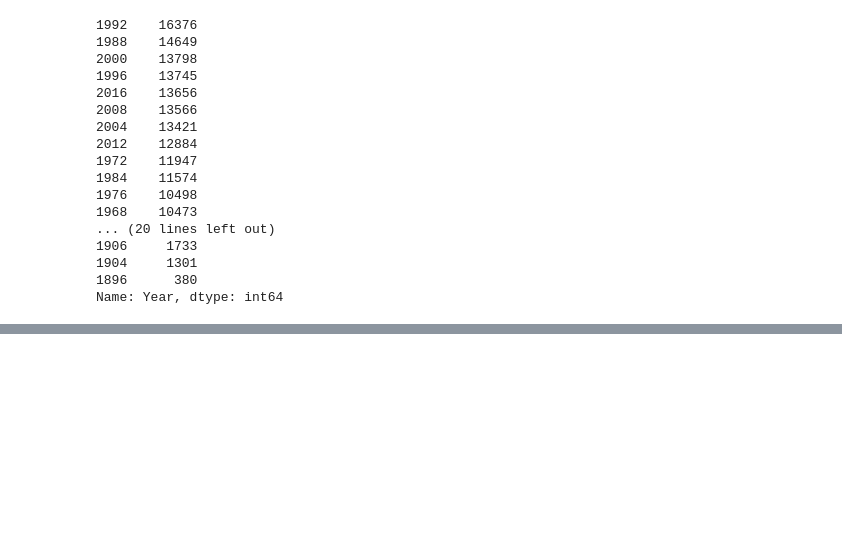
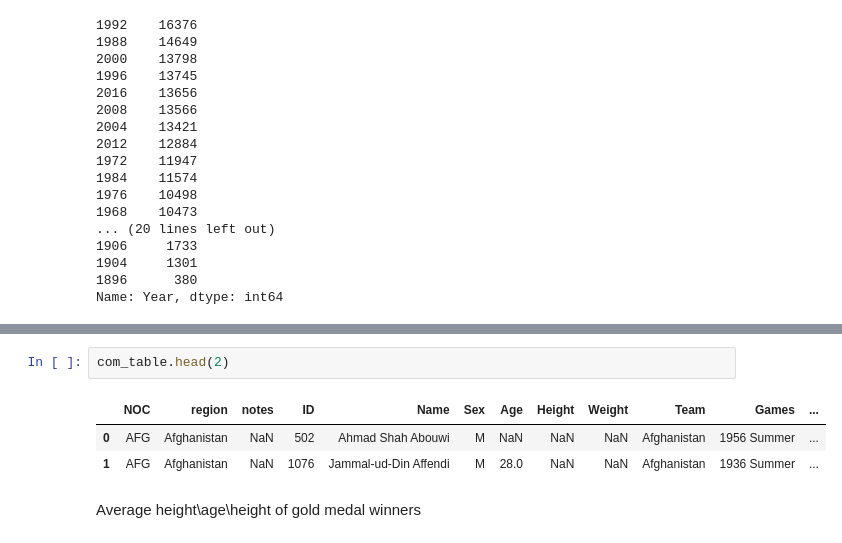
Before and after one commit to dgorgo/Jupyter, a Jupyter notebook: hamoye_group_project1.ipynb, the cells around one changed output, grey strips where cells are left out. Cells and saved outputs as stored; diff of their text form; blank space fills up the shorter version.

```diff
--- a/hamoye_group_project1.ipynb
+++ b/hamoye_group_project1.ipynb
@@ -617,0 +755,8 @@ Name: Year, dtype: int64
+# %%
+com_table.head(2)
+# %% [output]
+|  | NOC | region | notes | ID | Name | Sex | Age | Height | Weight | Team | Games | ... |
+| 0 | AFG | Afghanistan | NaN | 502 | Ahmad Shah Abouwi | M | NaN | NaN | NaN | Afghanistan | 1956 Summer | ... |
+| 1 | AFG | Afghanistan | NaN | 1076 | Jammal-ud-Din Affendi | M | 28.0 | NaN | NaN | Afghanistan | 1936 Summer | ... |
+# %% [markdown]
+Average height\age\height of gold medal winners
```
Also changed, not shown: parts of 14 cells of this notebook.
